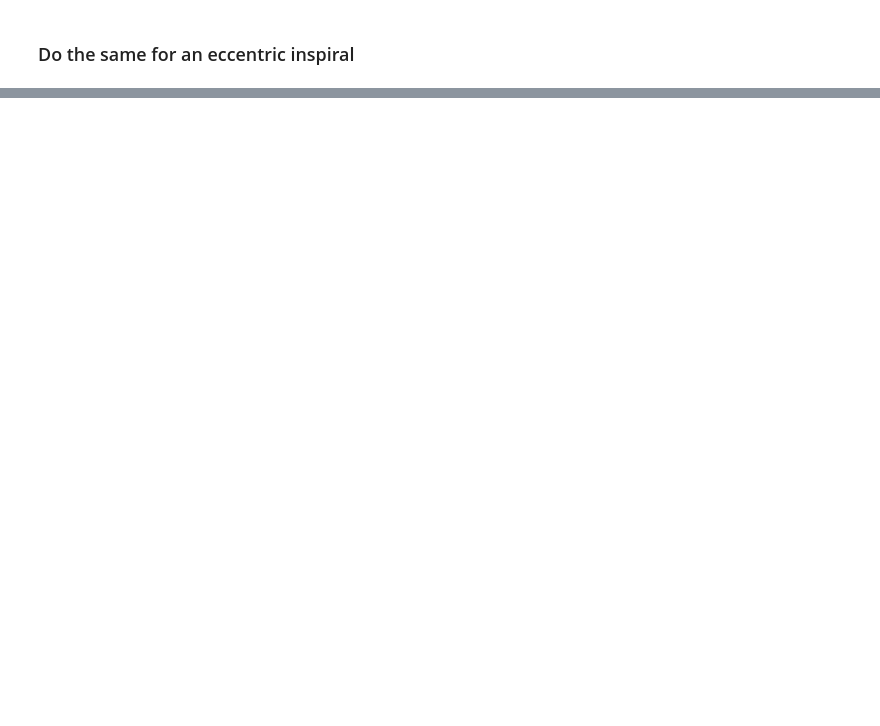
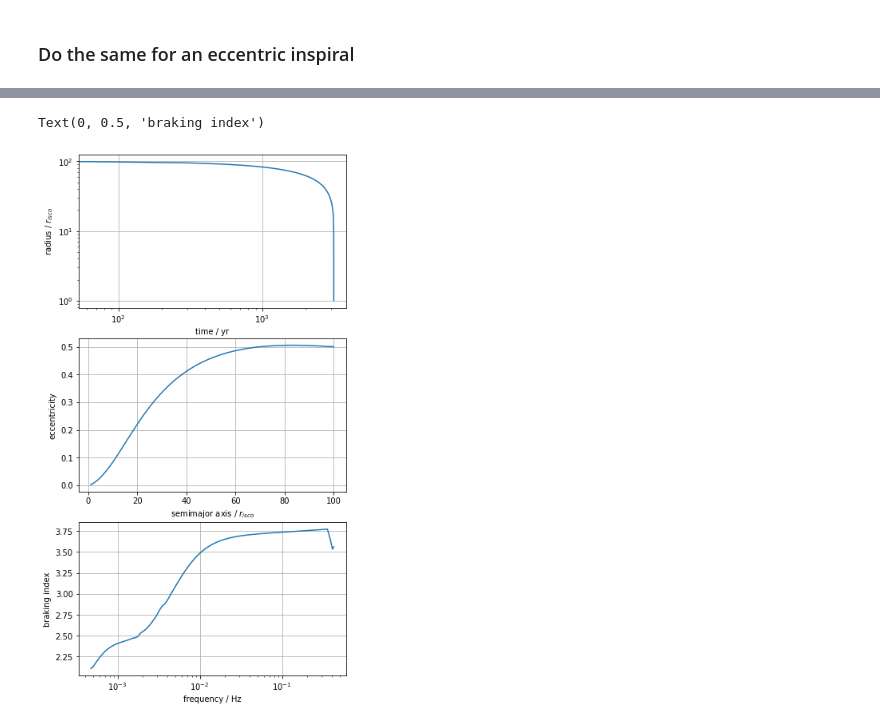
Before and after one commit to DMGW-Goethe/imripy, a Jupyter notebook: examples/BasicExample.ipynb, the cells around one changed output, grey strips where cells are left out. Saved outputs shown, nothing was run; the diff lists cells and outputs as text; code cells hidden in the pictures; blank space fills up the shorter version.

```diff
--- a/examples/BasicExample.ipynb
+++ b/examples/BasicExample.ipynb
@@ -135,10 +176,13 @@ plt.grid(); plt.xlabel("semimajor axis / $r_{isco}$"); plt.ylabel("eccentricity"
 # %%
 # Alternatively use the plot_utils
 fig, axes = plt.subplots(3,1, figsize=(6, 12))
 imripy.plot_utils.plotEvolution(sp, ev_ecc, ax_a=axes[0], ax_ae=axes[1], ax_n=axes[2])
 axes[0].grid(); axes[0].set_xlabel("time / yr"); axes[0].set_ylabel("radius / $r_{isco}$")
-axes[1].grid(); axes[1].set_xlabel("semimajor axis / $r_{isco}$"); axes[0].set_ylabel("eccentricity");
+axes[1].grid(); axes[1].set_xlabel("semimajor axis / $r_{isco}$"); axes[1].set_ylabel("eccentricity");
 axes[2].grid(); axes[2].set_xscale('log'); axes[2].set_xlabel("frequency / Hz"); axes[2].set_ylabel("braking index")
+# %% [output]
+Text(0, 0.5, 'braking index')
+[figure, added]
 # %%
 t_grid = np.linspace(0., 5000.*c.s_to_pc, 500)   # Look at the first 5000s of inspiral to see the eccentric effects
 h_plus, h_cross = imripy.waveform.h(sp, ev_ecc, t_grid)
```
Also changed, not shown: parts of 16 cells of this notebook, 4 other files.
